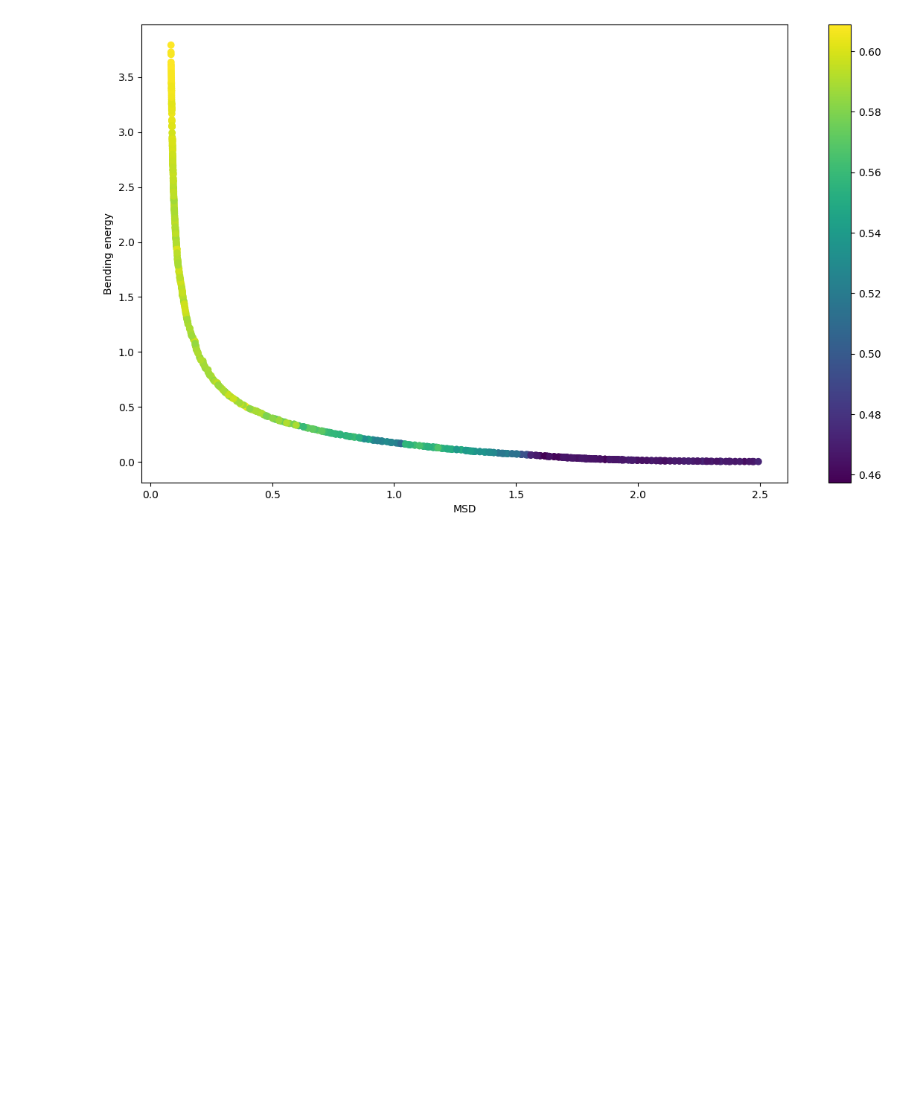
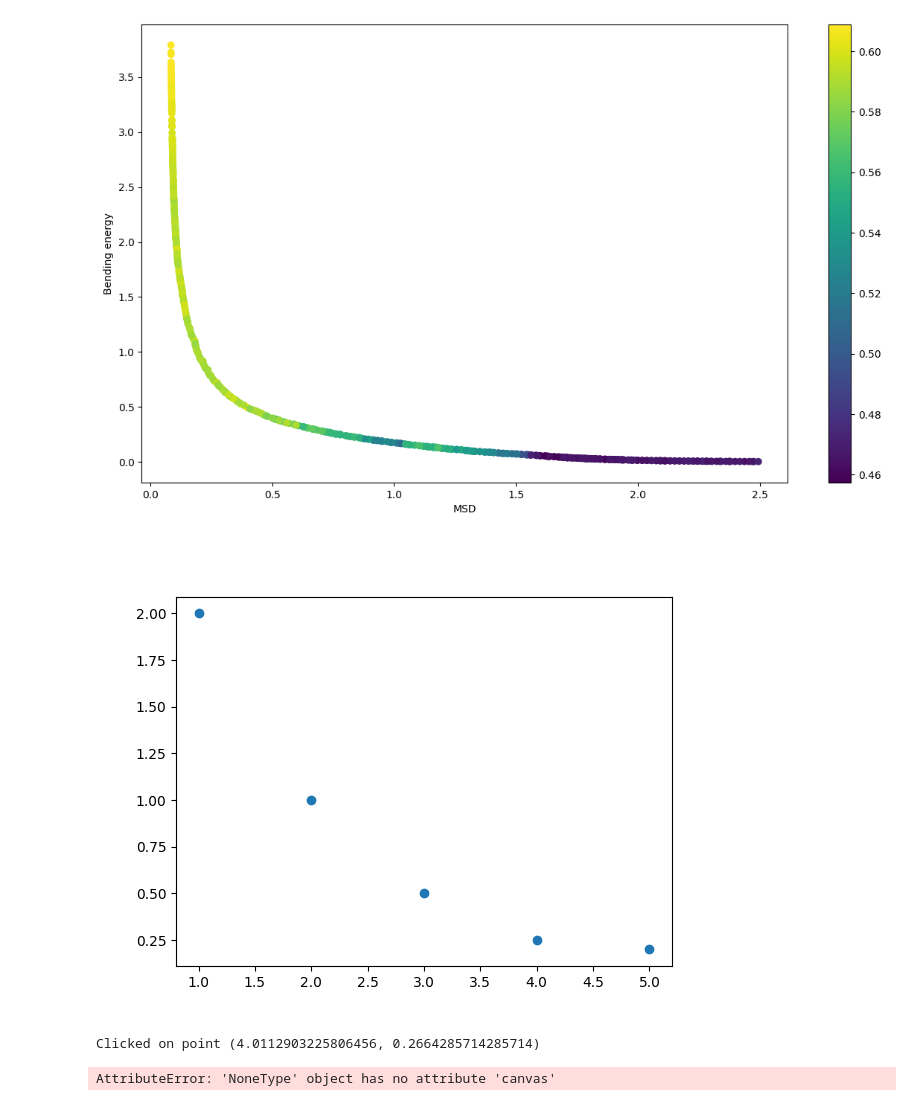
Before and after one commit to joasiee/elastix, a Jupyter notebook: experiments/notebooks/tests.ipynb, the cells around one changed output. Cells and saved outputs as stored; diff of their text form; code cells hidden in the pictures; blank space fills up the shorter version.

Commit message:
interactive pareto front visualization

```diff
--- a/experiments/notebooks/tests.ipynb
+++ b/experiments/notebooks/tests.ipynb
@@ -56,3 +56,39 @@ plt.ylabel("Bending energy")
 # %% [output]
 Text(0, 0.5, 'Bending energy')
 [figure]
+# %%
+%matplotlib widget
+import matplotlib.pyplot as plt
+import mplcursors
+
+# Set the backend to Qt5Agg
+plt.switch_backend('Qt5Agg')
+
+# Example Pareto front
+front = [(1, 2), (2, 1), (3, 0.5), (4, 0.25), (5, 0.2)]
+
+# Define function to execute when a point is clicked
+def onclick(event):
+    x, y = event.xdata, event.ydata
+    print(f"Clicked on point ({x}, {y})")
+
+# Create the plot
+fig, ax = plt.subplots()
+scatter = ax.scatter([p[0] for p in front], [p[1] for p in front])
+labels = [f"({p[0]}, {p[1]})" for p in front]
+
+# Add labels on hover
+cursor = mplcursors.cursor(scatter, hover=True)
+@cursor.connect("add")
+def on_add(sel):
+    index = sel.target.index
+    label = labels[index]
+    sel.annotation.set_text(label)
+
+# Set up the click event
+cid = fig.canvas.mpl_connect('button_press_event', onclick)
+plt.show()
+# %% [output]
+[figure, added]
+Clicked on point (4.0112903225806456, 0.2664285714285714)
+AttributeError: 'NoneType' object has no attribute 'canvas'
```
Also changed, not shown: 8 other files.
